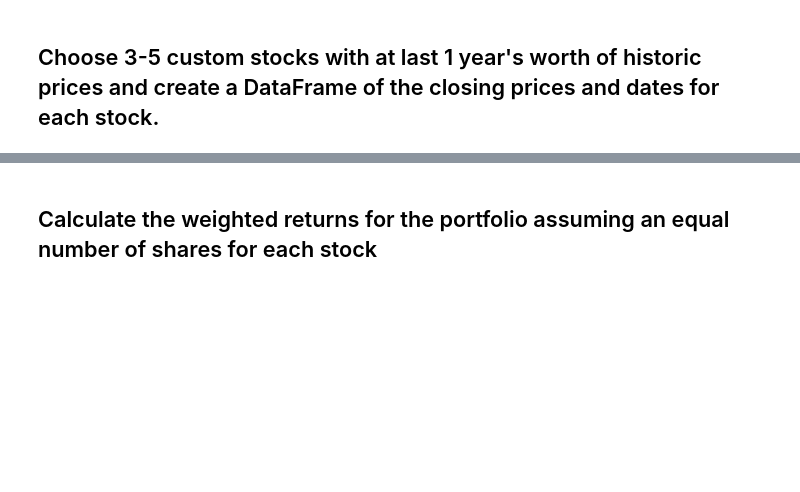
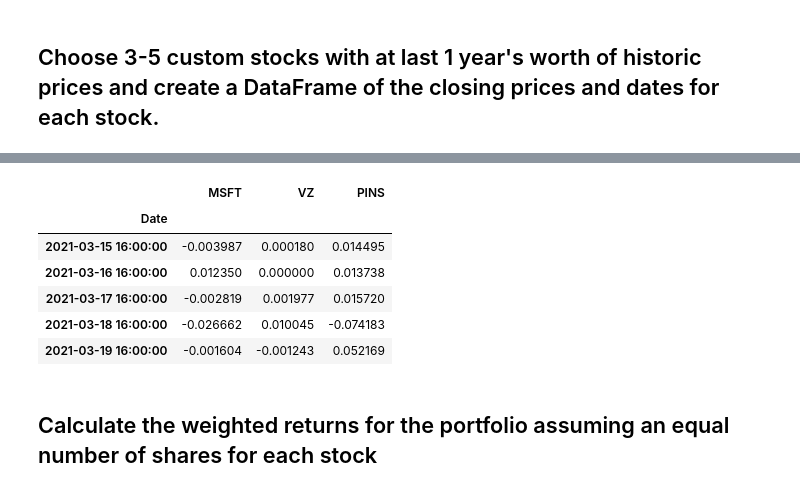
Before and after one commit to bkamalnivas/pandas-homework-1, a Jupyter notebook: whale_analysis.ipynb, the cells around one changed output, grey strips where cells are left out. Saved outputs shown, nothing was run; the diff lists cells and outputs as text; code cells hidden in the pictures; blank space fills up the shorter version.

```diff
--- a/whale_analysis.ipynb
+++ b/whale_analysis.ipynb
@@ -412,10 +469,21 @@ In this section, you will build your own portfolio of stocks, calculate the retu
 # Reorganize portfolio data by having a column per symbol
 # %%
 # Calculate daily returns
+df_custom_daily = df_custom.pct_change()
 
 # Drop NAs
+df_custom_daily = df_custom_daily.dropna()
 
 # Display sample data
+df_custom_daily.head()
+# %% [output]
+|  | MSFT | VZ | PINS |
+| Date |  |  |  |
+| 2021-03-15 16:00:00 | -0.003987 | 0.000180 | 0.014495 |
+| 2021-03-16 16:00:00 | 0.012350 | 0.000000 | 0.013738 |
+| 2021-03-17 16:00:00 | -0.002819 | 0.001977 | 0.015720 |
+| 2021-03-18 16:00:00 | -0.026662 | 0.010045 | -0.074183 |
+| 2021-03-19 16:00:00 | -0.001604 | -0.001243 | 0.052169 |
 # %% [markdown]
 ## Calculate the weighted returns for the portfolio assuming an equal number of shares for each stock
 # %%
```
Also changed, not shown: parts of 16 cells of this notebook, 4 other files.
